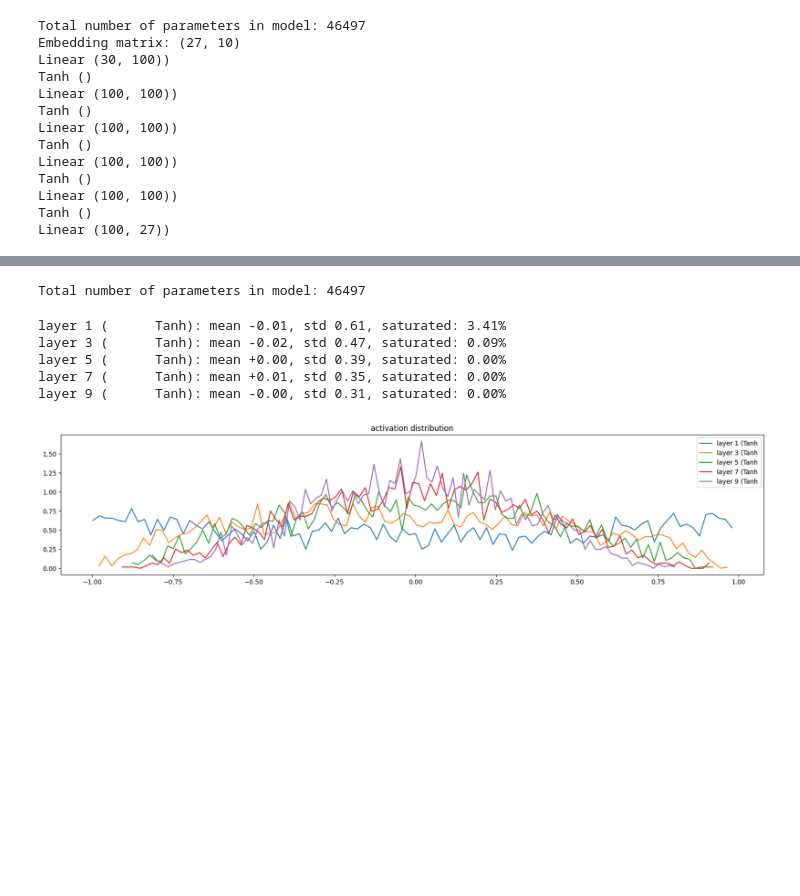
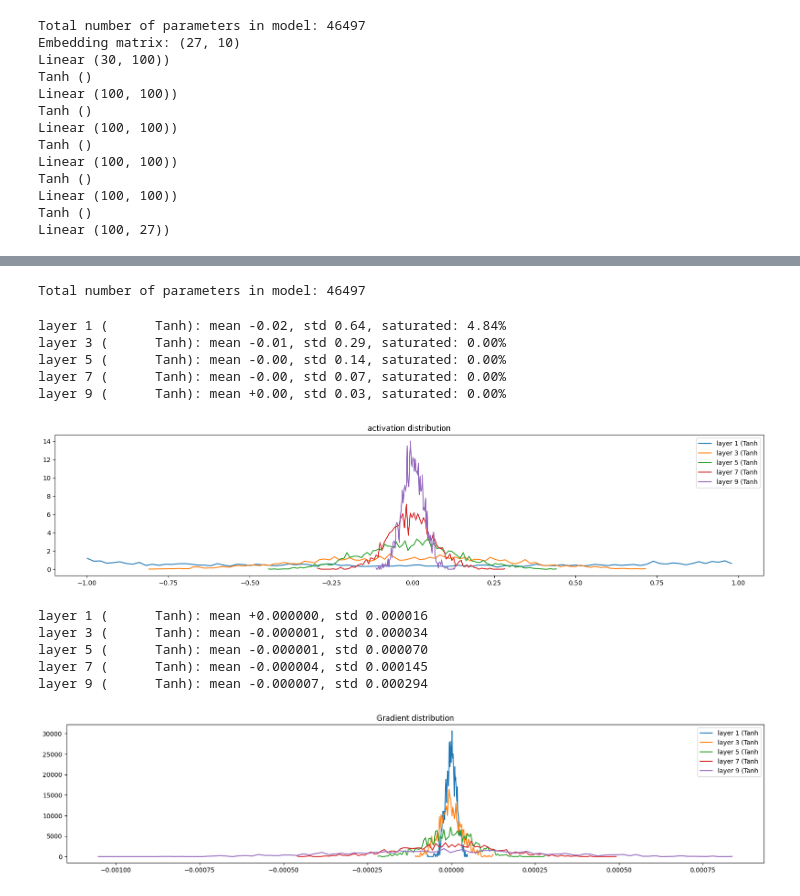
Before and after one commit to kshitijg92/karpathy-zero-to-hero-deep-work, a Jupyter notebook: lesson_4_makemore_batchnorm/makemore_training_diagnostics.ipynb, the cells around one changed output, grey strips where cells are left out. Drawn from its saved outputs; the diff is of its cells as text; code cells hidden in the pictures; blank space fills up the shorter version.

Commit message:
gain and gradients

```diff
--- a/lesson_4_makemore_batchnorm/makemore_training_diagnostics.ipynb
+++ b/lesson_4_makemore_batchnorm/makemore_training_diagnostics.ipynb
@@ -531,13 +531,13 @@ def plot_gradient_distribution(layers, layer_to_plot = Tanh):
             t = t.to(device="cpu")
             layer_name = layer.__class__.__name__
 
-            print('layer %d (%10s): mean %+.2f, std %.2f' % (i, layer_name, t.mean(), t.std()))
+            print('layer %d (%10s): mean %+f, std %f' % (i, layer_name, t.mean(), t.std()))
 
             hy, hx = torch.histogram(t, density=True)
             plt.plot(hx[:-1].detach(), hy.detach())
             legends.append(f'layer {i} ({layer_name}')
     plt.legend(legends);
-    plt.title('activation distribution')
+    plt.title('Gradient distribution')
     plt.show()
 # %% [markdown]
 ### Weight gradient distribution
@@ -686,15 +720,22 @@ layer 9 (      Tanh): mean +0.02, std 0.66, saturated: 5.38%
 # %%
 # what happens if we set the tanh gain to 1 instead of 5/3, i.e. something lower?
-C, layers, parameters = setup_model(**{**default_params, "tanh_gain": 1.0})
+C, layers, parameters = setup_model(**{**default_params, "tanh_gain": 0.5})
 stepi, lossi, loglossi, update_to_data_ratio, layers, parameters = \
     train_model(C, layers, parameters, n_steps=1)
 
 plot_activation_distribution(layers)
+plot_gradient_distribution(layers)
 # %% [output]
 Total number of parameters in model: 46497
-layer 1 (      Tanh): mean -0.01, std 0.61, saturated: 3.41%
-layer 3 (      Tanh): mean -0.02, std 0.47, saturated: 0.09%
-layer 5 (      Tanh): mean +0.00, std 0.39, saturated: 0.00%
-layer 7 (      Tanh): mean +0.01, std 0.35, saturated: 0.00%
-layer 9 (      Tanh): mean -0.00, std 0.31, saturated: 0.00%
+layer 1 (      Tanh): mean -0.02, std 0.64, saturated: 4.84%
+layer 3 (      Tanh): mean -0.01, std 0.29, saturated: 0.00%
+layer 5 (      Tanh): mean -0.00, std 0.14, saturated: 0.00%
+layer 7 (      Tanh): mean -0.00, std 0.07, saturated: 0.00%
+layer 9 (      Tanh): mean +0.00, std 0.03, saturated: 0.00%
-[figure, old version]
+[figure, new version]
+layer 1 (      Tanh): mean +0.000000, std 0.000016
+layer 3 (      Tanh): mean -0.000001, std 0.000034
+layer 5 (      Tanh): mean -0.000001, std 0.000070
+layer 7 (      Tanh): mean -0.000004, std 0.000145
+layer 9 (      Tanh): mean -0.000007, std 0.000294
+[figure, added]
```
Also changed, not shown: parts of 8 cells of this notebook, 1 other file.
